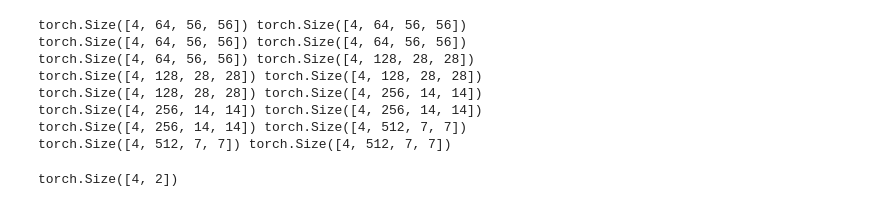
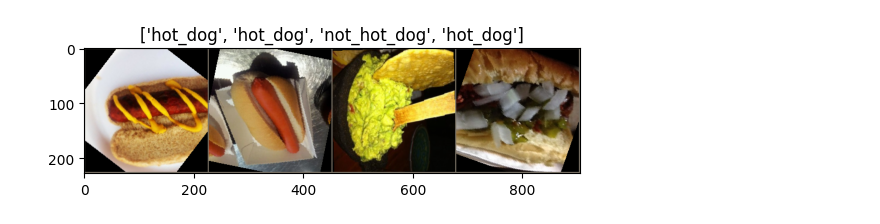
Before and after one commit to FahadahmedK/resnet-from-scratch-food-classification-app, a Jupyter notebook: notebooks/hotdog-classification.ipynb, the cells around one changed output. Drawn from its saved outputs; the diff is of its cells as text; code cells hidden in the pictures.

```diff
--- a/notebooks/hotdog-classification.ipynb
+++ b/notebooks/hotdog-classification.ipynb
@@ -20,9 +20,14 @@ train_data, test_data = transform('data/raw')
 # %%
 # visualize a few images
 
-inputs, classes = next(iter(torch.utils.data.DataLoader(train_data)))
+inputs, classes = next(iter(torch.utils.data.DataLoader(train_data, batch_size=4, shuffle=True)))
+# %%
+class_names = train_data.classes
 # %%
 import torchvision
 out = torchvision.utils.make_grid(inputs)
 
-imgshow(out, title=[class_names[x] for ])
+imgshow(out, title=[class_names[x] for x in classes])
+#out.shape
+# %% [output]
+[figure, added]
@@ -32,14 +34,2 @@ Z = torch.randn(4, 3, 224, 224)
 # %%
 model = ResNet18()
-# %%
-model(Z).shape
-# %% [output]
-torch.Size([4, 64, 56, 56]) torch.Size([4, 64, 56, 56])
-torch.Size([4, 64, 56, 56]) torch.Size([4, 64, 56, 56])
-torch.Size([4, 64, 56, 56]) torch.Size([4, 128, 28, 28])
-torch.Size([4, 128, 28, 28]) torch.Size([4, 128, 28, 28])
-torch.Size([4, 128, 28, 28]) torch.Size([4, 256, 14, 14])
-torch.Size([4, 256, 14, 14]) torch.Size([4, 256, 14, 14])
-torch.Size([4, 256, 14, 14]) torch.Size([4, 512, 7, 7])
-torch.Size([4, 512, 7, 7]) torch.Size([4, 512, 7, 7])
-torch.Size([4, 2])
```
Also changed, not shown: parts of 3 cells of this notebook, 3 other files.
